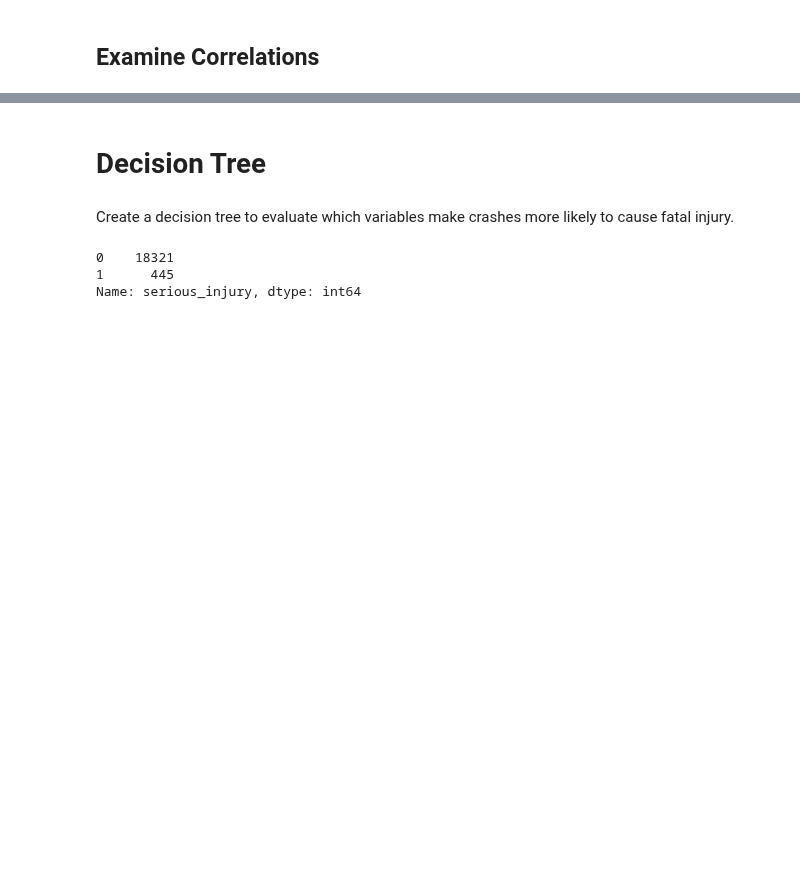
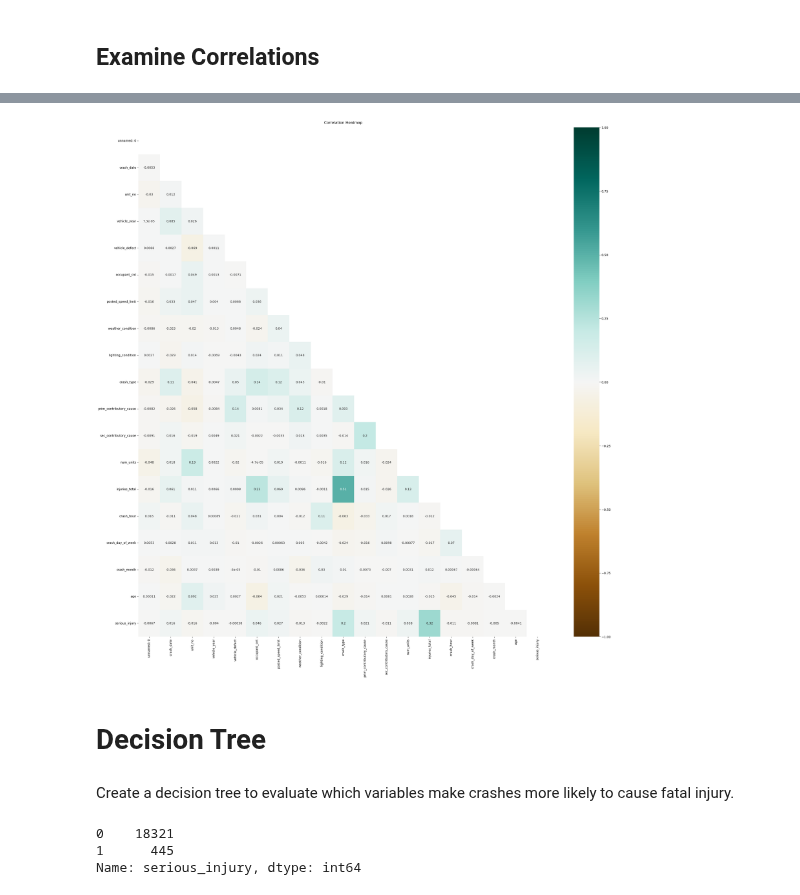
Before and after one commit to Jmanitou/Chicago_Car_Crash_Analysis, a Jupyter notebook: Chicago_Car_Crash.ipynb, the cells around one changed output, grey strips where cells are left out. Saved outputs shown, nothing was run; the diff lists cells and outputs as text; code cells hidden in the pictures; blank space fills up the shorter version.

Commit message:
Remade heatmap to only use numeric values.

```diff
--- a/Chicago_Car_Crash.ipynb
+++ b/Chicago_Car_Crash.ipynb
@@ -288,5 +291,7 @@ Name: sec_contributory_cause, dtype: int64
 # %% [markdown]
 ## Examine Correlations
 # %%
-#matrix = df_accidents.corr()
-#print(matrix)
+df_matrix = df_accidents.select_dtypes(exclude=['object'])
+
+matrix = df_matrix.corr()
+print(matrix)
@@ -293,11 +316,13 @@ Name: sec_contributory_cause, dtype: int64
 # %%
-#plt.figure(figsize=(30, 30))
+plt.figure(figsize=(30, 30))
 
 #create a mask to remove the duplicate upper half
-#mask = np.triu(np.ones_like(matrix, dtype=np.bool))
+mask = np.triu(np.ones_like(matrix, dtype=np.bool))
 
-#heatmap = sns.heatmap(matrix, vmin=-1, mask=mask, vmax=1, annot=True, cmap='BrBG')
-#heatmap.set_title('Correlation Heatmap', fontdict={'fontsize':12}, pad=12);
+heatmap = sns.heatmap(matrix, vmin=-1, mask=mask, vmax=1, annot=True, cmap='BrBG')
+heatmap.set_title('Correlation Heatmap', fontdict={'fontsize':12}, pad=12);
+# %% [output]
+[figure, added]
 # %% [markdown]
 # Decision Tree
 # %% [markdown]
```
Also changed, not shown: parts of 8 cells of this notebook.
